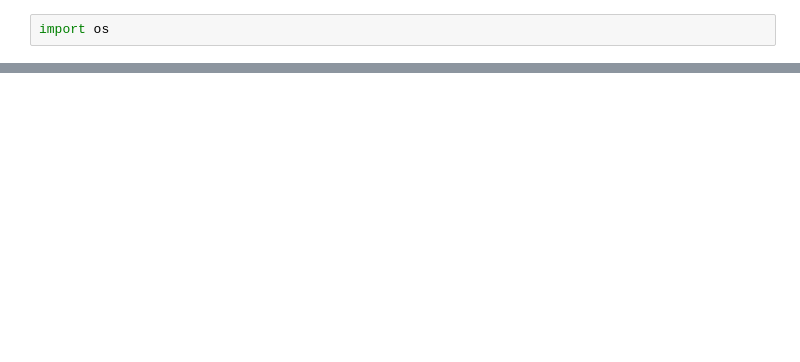
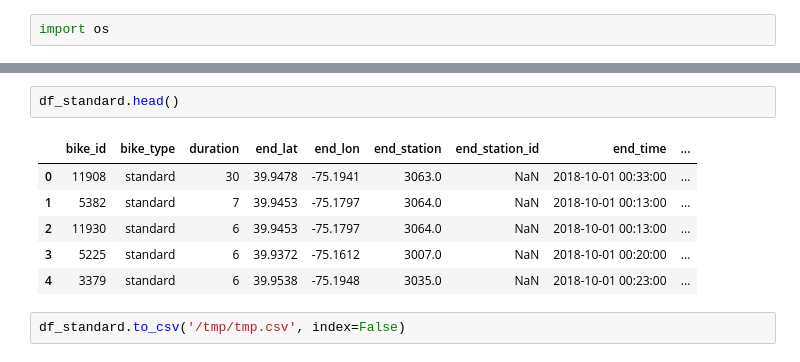
Before and after one commit to emptymalei/indego-bike-sharing-data, a Jupyter notebook: notebooks/etl.ipynb, the cells around one changed output, grey strips where cells are left out. Saved outputs shown, nothing was run; the diff lists cells and outputs as text; blank space fills up the shorter version.

```diff
--- a/notebooks/etl.ipynb
+++ b/notebooks/etl.ipynb
@@ -27,0 +242,11 @@ csv_files
+# %%
+df_standard.head()
+# %% [output]
+|  | bike_id | bike_type | duration | end_lat | end_lon | end_station | end_station_id | end_time | ... |
+| 0 | 11908 | standard | 30 | 39.9478 | -75.1941 | 3063.0 | NaN | 2018-10-01 00:33:00 | ... |
+| 1 | 5382 | standard | 7 | 39.9453 | -75.1797 | 3064.0 | NaN | 2018-10-01 00:13:00 | ... |
+| 2 | 11930 | standard | 6 | 39.9453 | -75.1797 | 3064.0 | NaN | 2018-10-01 00:13:00 | ... |
+| 3 | 5225 | standard | 6 | 39.9372 | -75.1612 | 3007.0 | NaN | 2018-10-01 00:20:00 | ... |
+| 4 | 3379 | standard | 6 | 39.9538 | -75.1948 | 3035.0 | NaN | 2018-10-01 00:23:00 | ... |
+# %%
+df_standard.to_csv('/tmp/tmp.csv', index=False)
```
Also changed, not shown: parts of 48 cells of this notebook, 3 other files.
